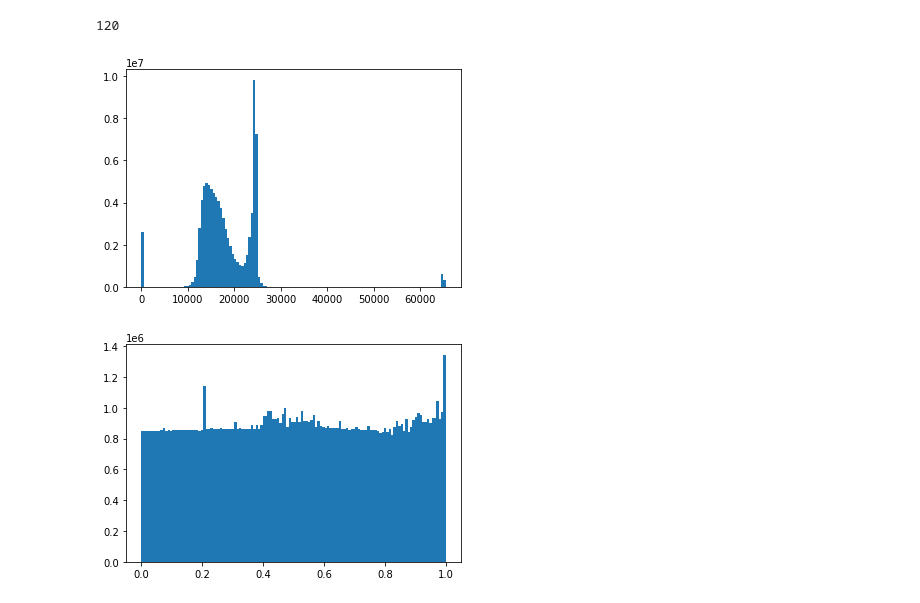
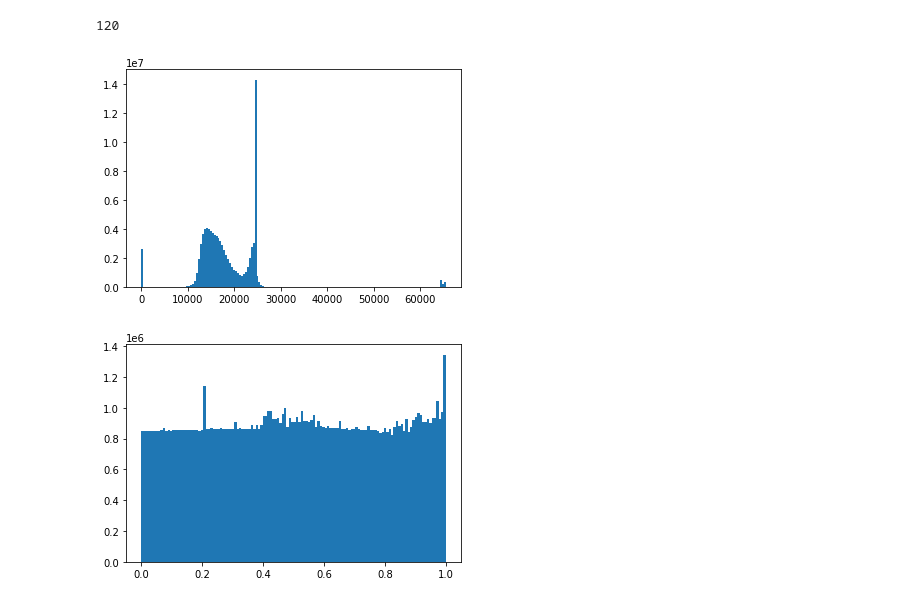
Before and after one commit to ZingBing/X-Ray-Classification, a Jupyter notebook: x-ray-classification.ipynb, the cells around one changed output. Cells and saved outputs as stored; diff of their text form; code cells hidden in the pictures.

Commit message:
XRAY

```diff
--- a/x-ray-classification.ipynb
+++ b/x-ray-classification.ipynb
@@ -74,6 +77,9 @@ def get_label_dict(filename):
      return df.to_dict()
 
 def get_files():
+     """
+     Get train and test files
+     """
      return glob('train/train/train/*/*/*/*'), glob('test/test/test/*/*/*/*')
 
 classes_to_body_parts = {
@@ -128,6 +134,11 @@ def equalize_hist_data(files):
      return data
 
 def load_test_data(files):
+     """
+     Loads test data from files
+
+     Goes through the list of files and reads the dicom pixel data and converts that to a dataframe
+     """
      lst = [pydicom.dcmread(file).SOPInstanceUID for file in files]
      img_array = []
      for file in files:
@@ -136,13 +147,31 @@ def load_test_data(files):
                img_array.append(skimage.util.invert(img.pixel_array).flatten())
           else:
                img_array.append(pydicom.dcmread(file).pixel_array.flatten())
-     # img_array =[.pixel_array.flatten() for file in files]
      img_pixels = np.array(img_array)
      data = pd.DataFrame(index=lst, data=img_pixels)
      data.reset_index(inplace=True)
      return data
 
 def show_images(image_files, num_images = 20, class_names = None, exp_equal = False, others = False):
+     """
+     Display Subset of X-Ray images
+
+     Method for displaying small sample of XRay Images, plots have label names above corresponding with each instances label
+     param: image_files - the file paths to the DICOM images
+     Parameters
+     ----------
+     image_files : list
+          list of paths to images
+     num_images : int
+          Number of images to show
+     class_names : list
+          The corresponding labels for each instance
+     exp_equal : Boolean
+          A boolean which indicates whether to perform hist equalization on the images
+     others : Boolean
+          A boolean which indicates the images are all classified as 'others'
+
+     """
      body_labels = [classes_to_body_parts[_class[0]] for _class in class_names[:num_images]]
      for i, (im,lbl) in enumerate(zip(image_files[:num_images], body_labels)):
         plt.subplot(7, 10, i+1)
@@ -258,10 +287,10 @@ train_data[train_data['Label'].apply(lambda x : x == [14])].shape[0]
 # %% [output]
 120
 # %%
-plt.hist(X_train.to_numpy().ravel(), 128);
 # notice the cappings around 0 and 25000 we need to scale to make sure we have similiar pixel measurements in our data
+plt.hist(X_train.to_numpy().ravel(), 156);
 # %% [output]
-[figure, old version]
+[figure, new version]
 # %%
 # equalized train dataset
 equalized_train = equalize_hist_data(train_files)
```
Also changed, not shown: parts of 53 cells of this notebook.
